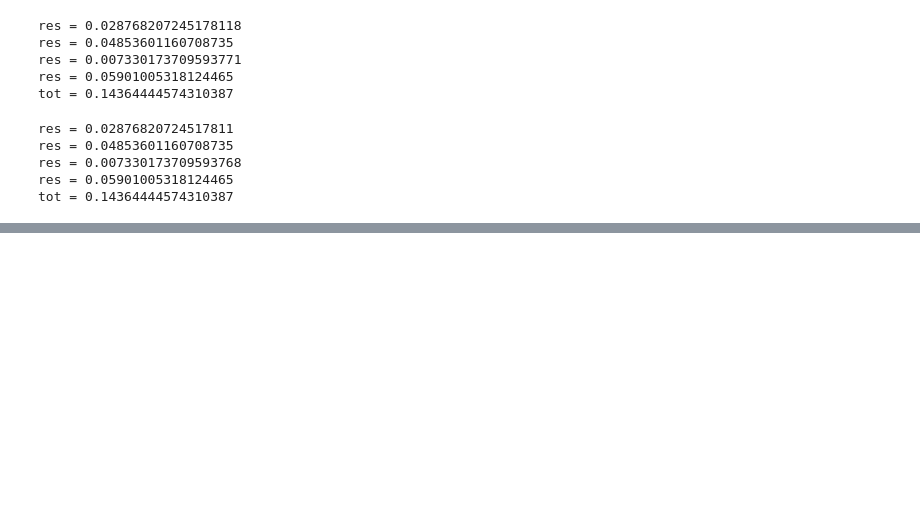
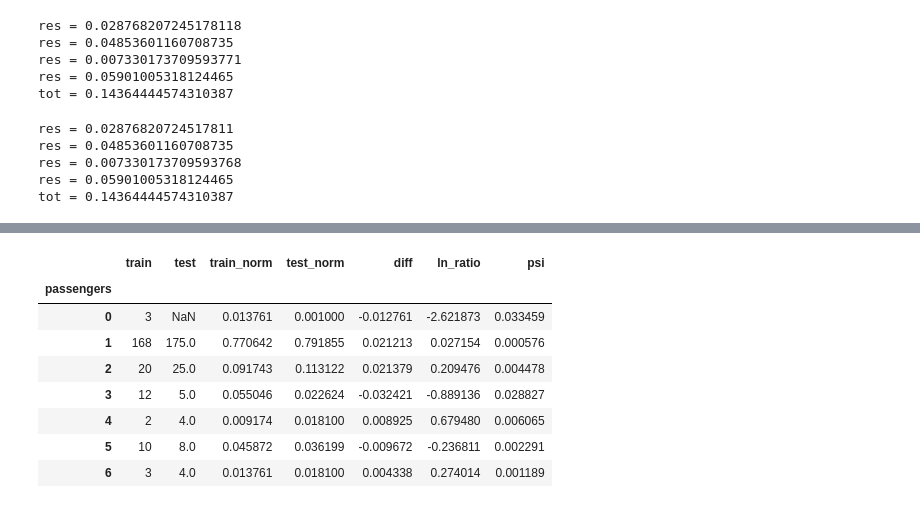
Before and after one commit to 0xdomyz/python_collection, a Jupyter notebook: math_scripts/stats/psi/psi.ipynb, the cells around one changed output, grey strips where cells are left out. Cells and saved outputs as stored; diff of their text form; code cells hidden in the pictures; blank space fills up the shorter version.

```diff
--- a/math_scripts/stats/psi/psi.ipynb
+++ b/math_scripts/stats/psi/psi.ipynb
@@ -144,0 +178,2 @@ tot = 0.14364444574310387
+# %%
+taxi = df.copy()
@@ -144,0 +215,6 @@ tot = 0.14364444574310387
+# %%
+index = "day"
+col = "passengers"
+df = taxi
+srs = df.groupby(index)[col].value_counts()
+srs
@@ -144,0 +235,3 @@ tot = 0.14364444574310387
+# %%
+s1 = srs.loc[(datetime.date(2019, 3, 12), )]
+s1
@@ -144,0 +248,3 @@ tot = 0.14364444574310387
+# %%
+s2 = srs.loc[(datetime.date(2019, 3, 21), )]
+s2
@@ -144,0 +260,15 @@ tot = 0.14364444574310387
+# %%
+
+srs_train = s1
+srs_test = s2
+calculate_psi_from_2_srs(srs_train, srs_test)
+# %% [output]
+|  | train | test | train_norm | test_norm | diff | ln_ratio | psi |
+| passengers |  |  |  |  |  |  |  |
+| 0 | 3 | NaN | 0.013761 | 0.001000 | -0.012761 | -2.621873 | 0.033459 |
+| 1 | 168 | 175.0 | 0.770642 | 0.791855 | 0.021213 | 0.027154 | 0.000576 |
+| 2 | 20 | 25.0 | 0.091743 | 0.113122 | 0.021379 | 0.209476 | 0.004478 |
+| 3 | 12 | 5.0 | 0.055046 | 0.022624 | -0.032421 | -0.889136 | 0.028827 |
+| 4 | 2 | 4.0 | 0.009174 | 0.018100 | 0.008925 | 0.679480 | 0.006065 |
+| 5 | 10 | 8.0 | 0.045872 | 0.036199 | -0.009672 | -0.236811 | 0.002291 |
+| 6 | 3 | 4.0 | 0.013761 | 0.018100 | 0.004338 | 0.274014 | 0.001189 |
```
Also changed, not shown: parts of 21 cells of this notebook.
